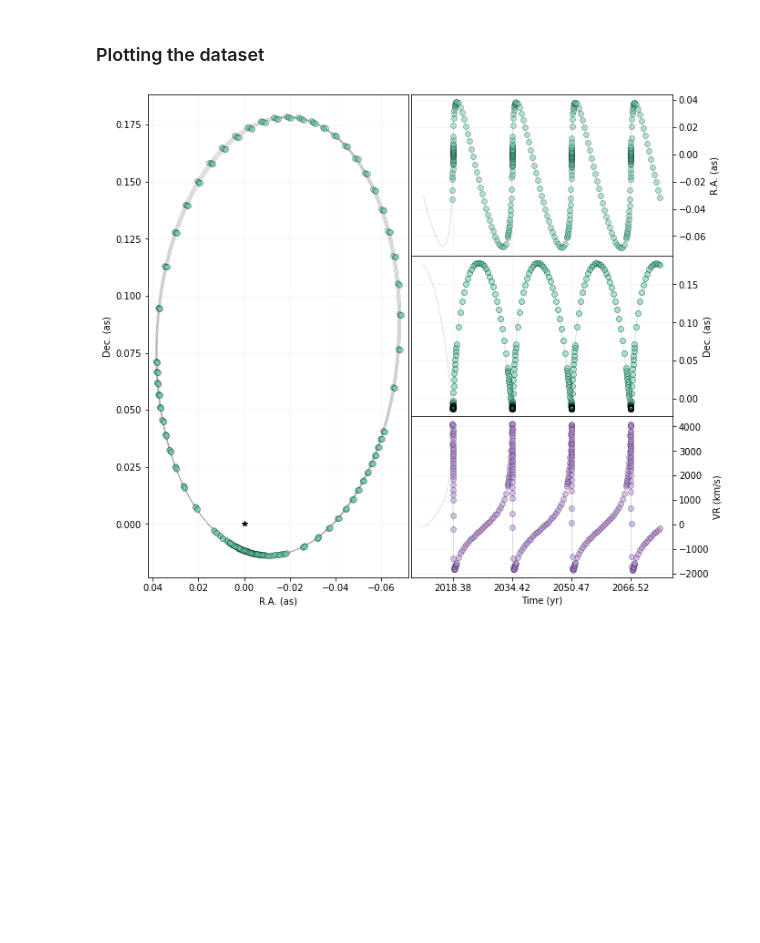
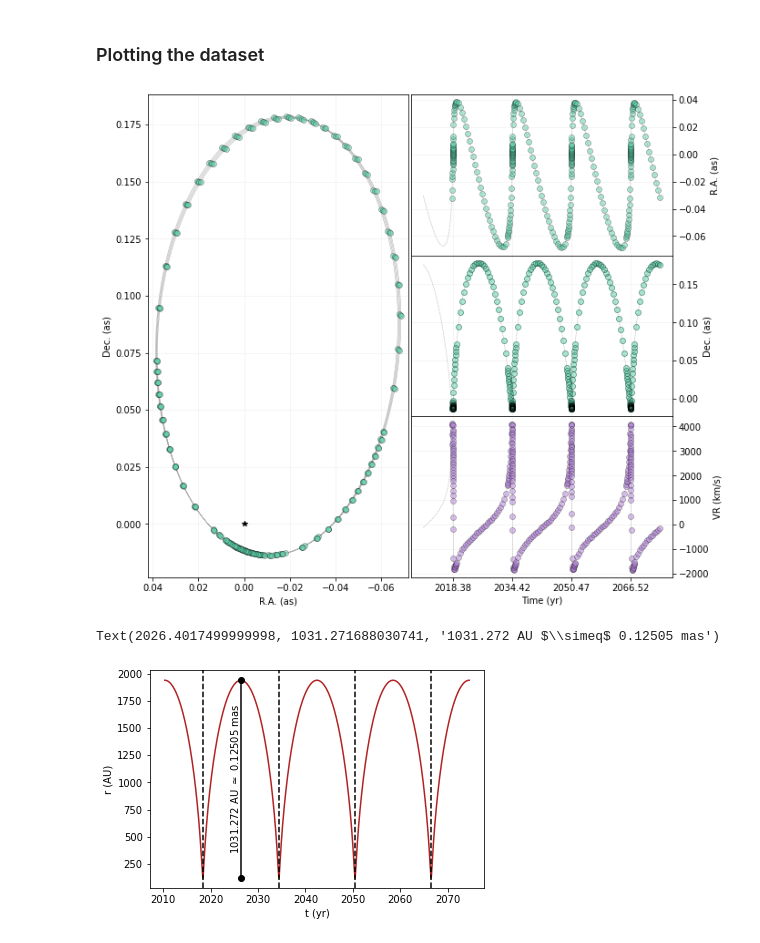
Before and after one commit to rdellamonica/S2-gr-mock-catalogue, a Jupyter notebook: S2 - Mock Catalogue.ipynb, the cells around one changed output. Cells and saved outputs as stored; diff of their text form; code cells hidden in the pictures; blank space fills up the shorter version.

```diff
--- a/S2 - Mock Catalogue.ipynb
+++ b/S2 - Mock Catalogue.ipynb
@@ -23,36 +23,44 @@ import time
 - Fundamental constants:
 # %%
 # Newton's constant
-G_N = 6.67430e-11 #N*m^2/kg^2
+G_N = 6.674e-11 #N*m^2/kg^2
 
 # Speed of light in vacuum
 c = 2.99792458e+8 #m/s
 
 # Seconds in a Julian Year
-yr_s = 3600*24*365.25 # s
+yr_s = 3600*24*365.2425 # s
 
 # Mass of the sun
 Msun = 1.98847e+30 #Kg
 
 #Astronomical distances
-kpc = 3.086e+19 #m
+kpc = 3.08567758128e+19 #m
 AU = 149597870691 #m
 # %% [markdown]
 - Orbital parameters for S2 as measured by the GRAVITY collaboration
 # %%
-M_bh = 4.261 # 10^6 Msun
+T = 16.0455 # yr
 D = 8.2467 # kpc
-T = 16.0455 # yr
 Tp =  2018.379 # yr
 a = 0.125058 # as
 e = 0.884649
 inc = np.deg2rad(134.567) #rad
 Omega = np.deg2rad(228.171) # rad
 omega = np.deg2rad(66.263) # rad
+
+# Transforming the distance of SgrA* and the semi-major axis in AU
+D_s = D*kpc/AU
+a_sma = a*np.pi/3600/180*D_s
+
+#Transforming thethe period in seconds
+T_s = T*yr_s
+
+M_bh = 4*np.pi**2*a_sma**3/T_s**2/(G_N*Msun/AU**3)
 # %% [markdown]
 - Defining Metric and GeodesicEngine objects ib PyGRO on a Schwarzschild spacetime in isotropic coordinates
 # %%
 metric = pygro.Metric()
 
-metric.load_metric("metrics/SchwarzschildIsotropic.metric", G_N = G_N*Msun/AU**3, c = c/AU, M = M_bh*1e+6)
+metric.load_metric("metrics/Schwarzschild.metric", G_N = G_N*Msun/AU**3, c = c/AU, M = M_bh)
 # %% [output]
@@ -388,4 +389,27 @@ ax4.set_ylabel("VR (km/s)")
 
 fig.subplots_adjust(wspace = 0.01, hspace = 0, left = 0.1, right = 0.9, top = 0.98, bottom = 0.06)
 # %% [output]
-[figure, old version]
+[figure, new version]
+# %%
+fig, ax = plt.subplots()
+
+ax.plot(t, geo.x[:,1], color = "firebrick")
+
+ax.axvline(t0+T/2, color = "k", linestyle = "--")
+ax.axvline(t0+3*T/2, color = "k", linestyle = "--")
+ax.axvline(t0+5*T/2, color = "k", linestyle = "--")
+ax.axvline(t0+7*T/2, color = "k", linestyle = "--")
+
+ax.set_ylabel(r"r (AU)")
+ax.set_xlabel(r"t (yr)")
+
+r_max = np.max(geo.x[:,1])
+r_min = np.min(geo.x[:,1])
+
+a_sma = (r_max+r_min)/2
+
+ax.plot([t0+T, t0+T], [r_min, r_max], "o-", color = "black")
+ax.text(t0+T, (r_min+r_max)/2, fr"{a_sma:.3f} AU $\simeq$ {a_sma/(np.pi/3600/180*D_s):.5f} mas", rotation = "vertical", ha = "right", va = "center")
+# %% [output]
+Text(2026.4017499999998, 1031.271688030741, '1031.272 AU $\\simeq$ 0.12505 mas')
+[figure, added]
```
Also changed, not shown: parts of 7 cells of this notebook, 4 other files.
